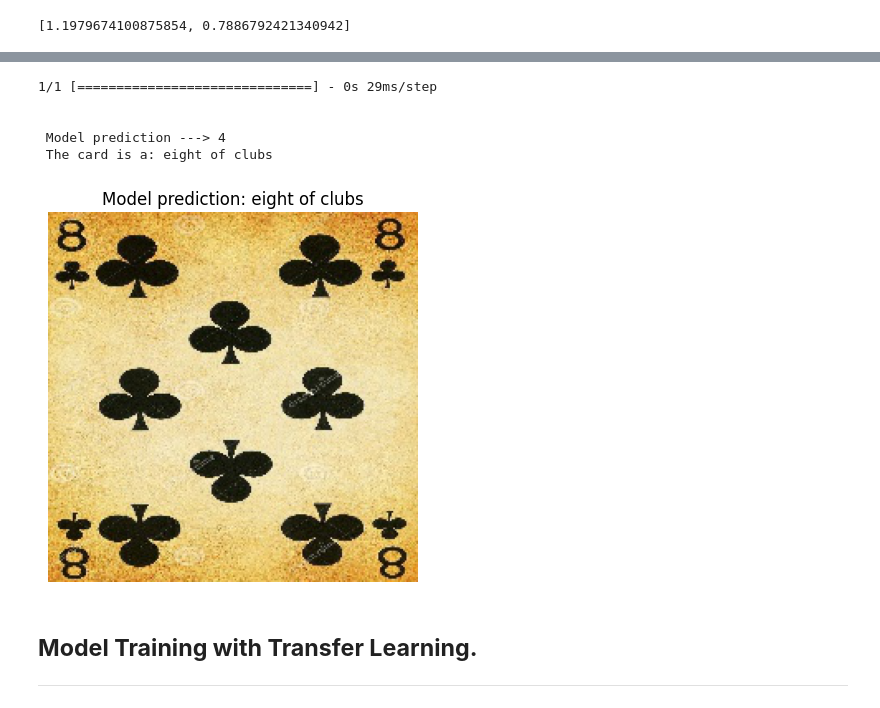
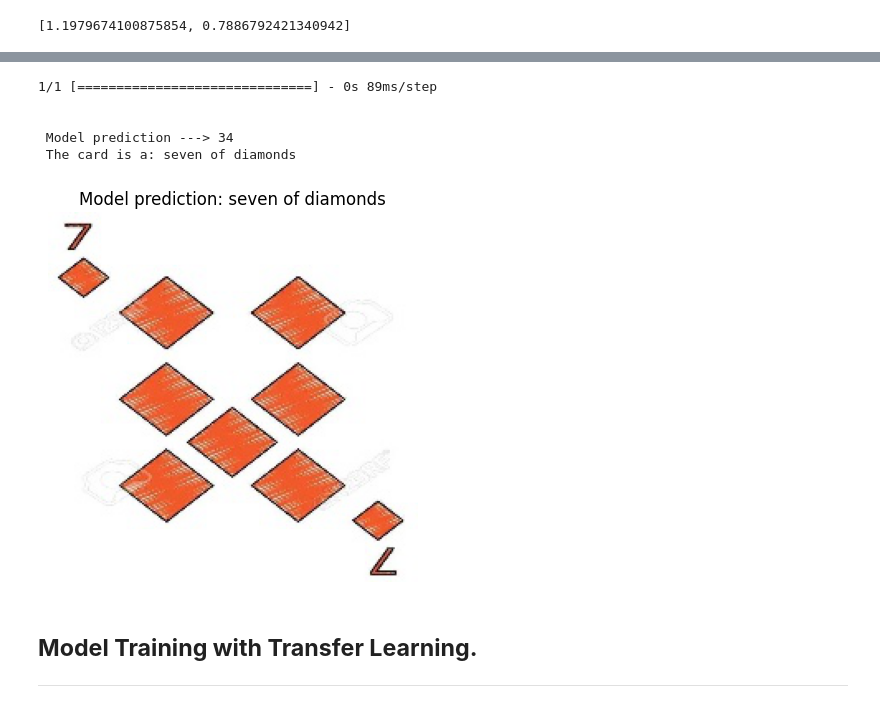
Before and after one commit to ibenjamin-ojo/poker-card-image-recognition, a Jupyter notebook: 2.Code/Poker_Card_Image_Recognition.ipynb, the cells around one changed output, grey strips where cells are left out. Drawn from its saved outputs; the diff is of its cells as text; code cells hidden in the pictures.

```diff
--- a/2.Code/Poker_Card_Image_Recognition.ipynb
+++ b/2.Code/Poker_Card_Image_Recognition.ipynb
@@ -540,38 +543,38 @@ Saving download (3).jpg to download (3).jpg
 # %%
 # Making prediction from testing dataset.
 
 ## File path.
-path = os.path.join('/content/1.Dataset./test/eight of clubs/5.jpg')
+path = os.path.join('/content/1.Dataset./test/seven of diamonds/5.jpg')
 
 ## Loading and converting image to array.
 img = load_img(path, target_size = (224, 224))
 img_arr = img_to_array(img)
 img_arr = img_arr/224.0
 
 ## Expanding array dimension and arragement.
 img_arr = np.expand_dims(img_arr, axis = 0)
 img_arr = np.vstack([img_arr])
 
 ## Make prediction.
 pred = model.predict(img_arr)
 pred_value = np.argmax(pred[0])
 card_name = labels[pred_value]
 print(f"\n\n Model prediction ---> {pred_value}")
 print(f" The card is a: {card_name}\n\n")
 
 # Visualizing image.
 title = 'Model prediction: ' + card_name
 img_show = plt.imread(path)
 plt.imshow(img_show)
 plt.axis('off')
 plt.title(title);
 # %% [output]
-1/1 [==============================] - 0s 29ms/step
+1/1 [==============================] - 0s 89ms/step
 
 
- Model prediction ---> 4
- The card is a: eight of clubs
+ Model prediction ---> 34
+ The card is a: seven of diamonds
-[figure, old version]
+[figure, new version]
 # %% [markdown]
 ## **Model Training with Transfer Learning.**
 ---
```
Also changed, not shown: parts of 12 cells of this notebook.
